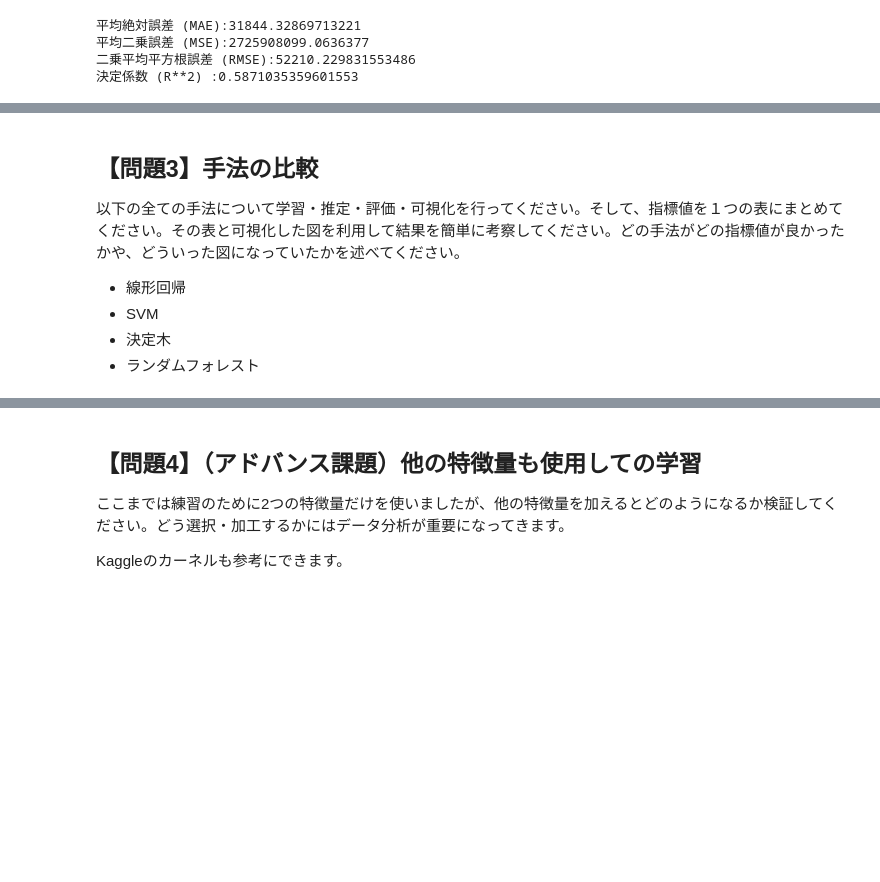
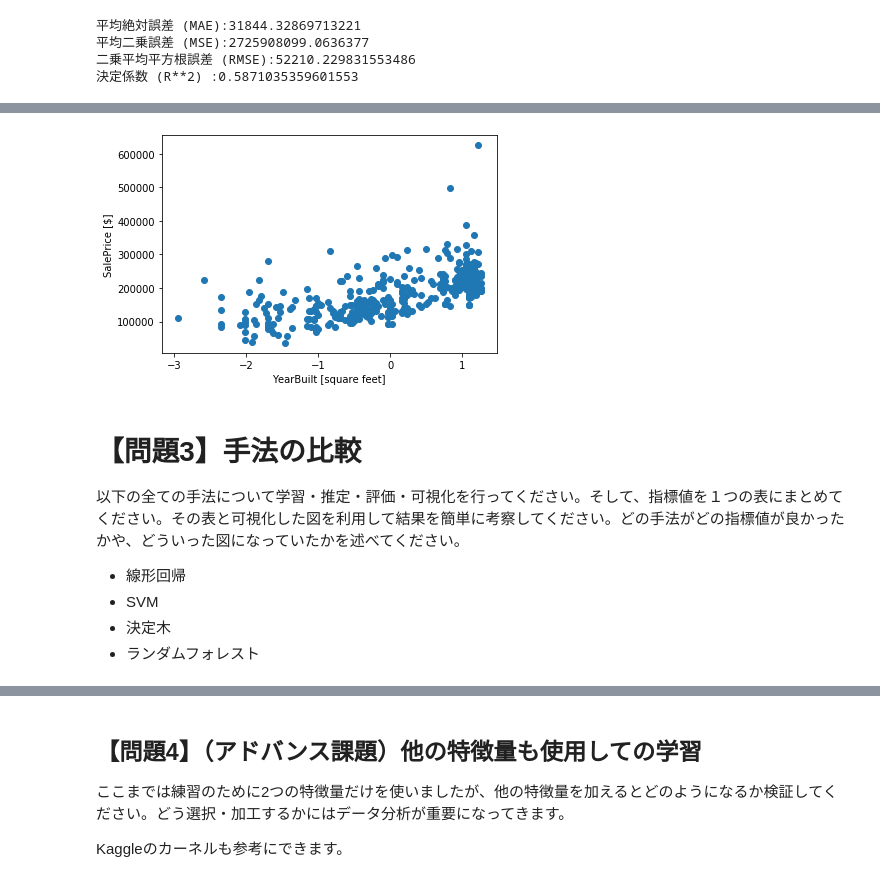
Before and after one commit to tazawanok/diveintocode-ml, a Jupyter notebook: week4_Pre-challenge2.ipynb, the cells around one changed output, grey strips where cells are left out. Drawn from its saved outputs; the diff is of its cells as text; code cells hidden in the pictures; blank space fills up the shorter version.

```diff
--- a/week4_Pre-challenge2.ipynb
+++ b/week4_Pre-challenge2.ipynb
@@ -98,5 +137,13 @@ plt.show()
+# %%
+# plt.title("predicted SalePrice, GrLivArea, {}".format(model_name))
+plt.xlabel("YearBuilt [square feet]")
+plt.ylabel("SalePrice [$]")
+plt.scatter(X_test[:,1], y_pred)
+plt.show()
+# %% [output]
+[figure, added]
 # %% [markdown]
-## 【問題3】手法の比較
+# 【問題3】手法の比較
 以下の全ての手法について学習・推定・評価・可視化を行ってください。そして、指標値を１つの表にまとめてください。その表と可視化した図を利用して結果を簡単に考察してください。どの手法がどの指標値が良かったかや、どういった図になっていたかを述べてください。
 
  - 線形回帰
```
Also changed, not shown: parts of 70 cells of this notebook.
